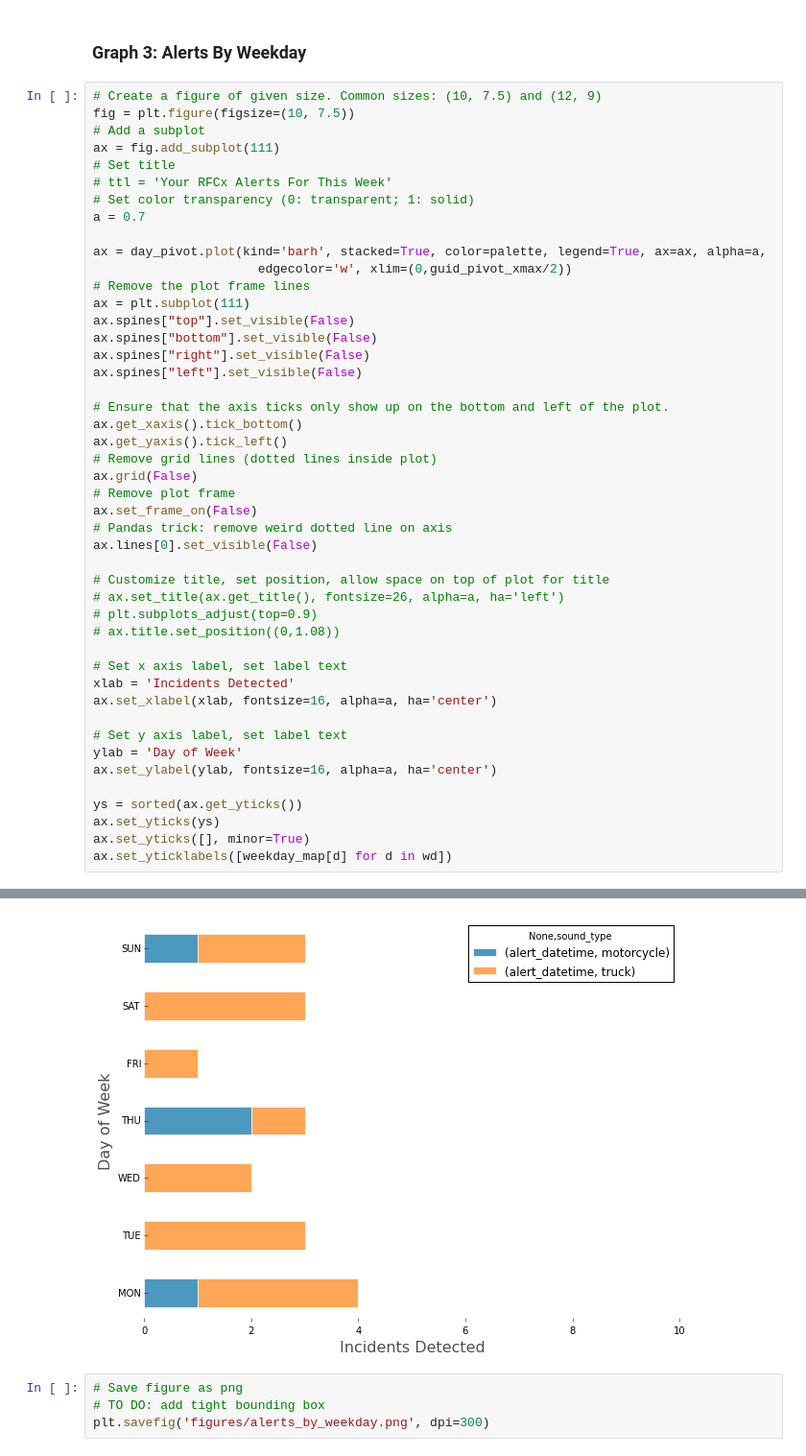
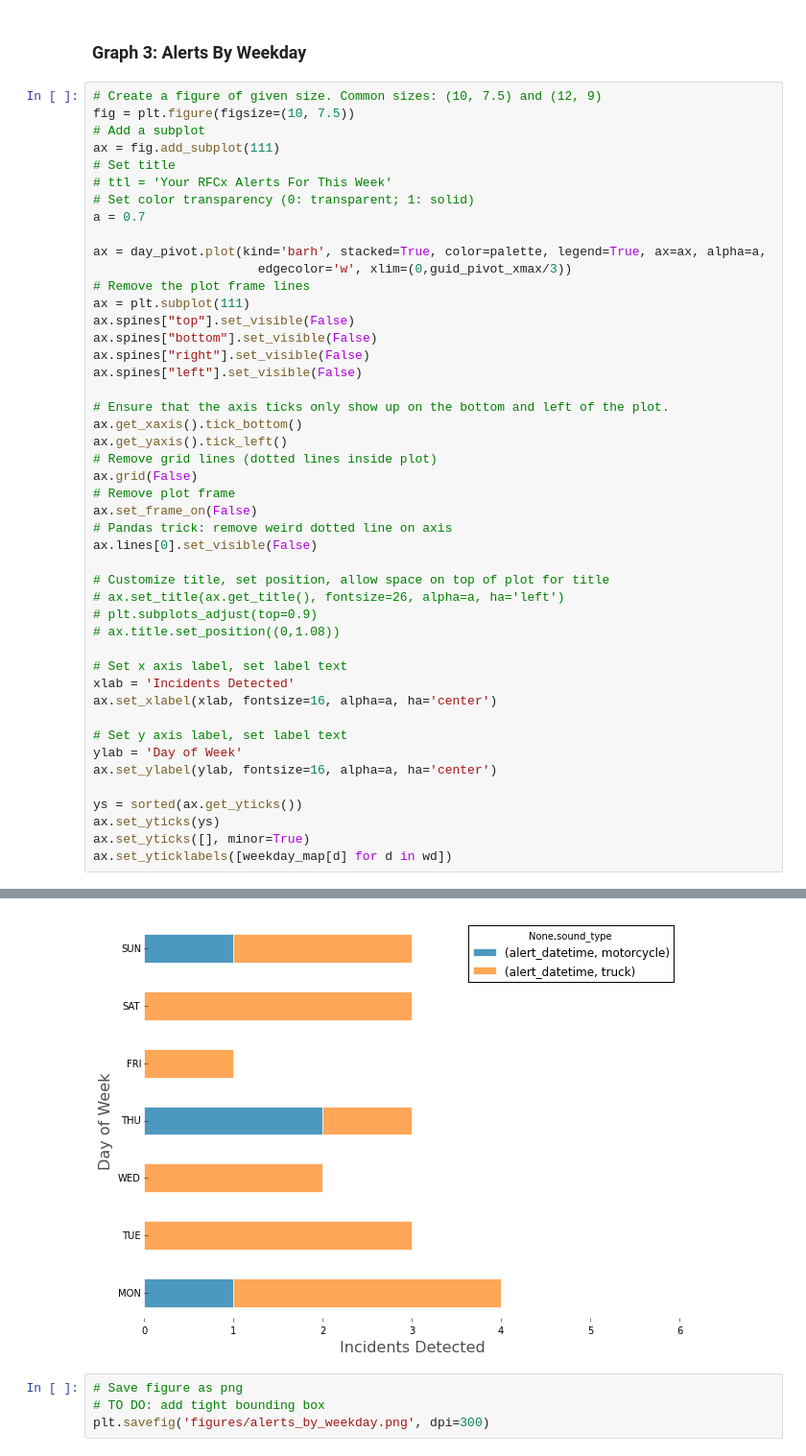
Before and after one commit to flygeneticist/rfcx-data-vizualization, a Jupyter notebook: RFCx-Alert-Graphs.ipynb, the cells around one changed output, grey strips where cells are left out. Shown: that part at 96% size. Cells and saved outputs as stored; diff of their text form.

```diff
--- a/RFCx-Alert-Graphs.ipynb
+++ b/RFCx-Alert-Graphs.ipynb
@@ -262,7 +262,7 @@ ax = fig.add_subplot(111)
 a = 0.7
 
 ax = day_pivot.plot(kind='barh', stacked=True, color=palette, legend=True, ax=ax, alpha=a,
-                      edgecolor='w', xlim=(0,guid_pivot_xmax/2))
+                      edgecolor='w', xlim=(0,guid_pivot_xmax/3))
 # Remove the plot frame lines
 ax = plt.subplot(111)
 ax.spines["top"].set_visible(False)
@@ -278,34 +278,34 @@ ax.grid(False)
 # Remove plot frame
 ax.set_frame_on(False)
 # Pandas trick: remove weird dotted line on axis
 ax.lines[0].set_visible(False)
 
 # Customize title, set position, allow space on top of plot for title
 # ax.set_title(ax.get_title(), fontsize=26, alpha=a, ha='left')
 # plt.subplots_adjust(top=0.9)
 # ax.title.set_position((0,1.08))
 
 # Set x axis label, set label text
 xlab = 'Incidents Detected'
 ax.set_xlabel(xlab, fontsize=16, alpha=a, ha='center')
 
 # Set y axis label, set label text
 ylab = 'Day of Week'
 ax.set_ylabel(ylab, fontsize=16, alpha=a, ha='center')
 
 ys = sorted(ax.get_yticks())
 ax.set_yticks(ys)
 ax.set_yticks([], minor=True)
 ax.set_yticklabels([weekday_map[d] for d in wd])
 # %% [output]
 [<matplotlib.text.Text at 0x...>,
  <matplotlib.text.Text at 0x...>,
  <matplotlib.text.Text at 0x...>,
  <matplotlib.text.Text at 0x...>,
  <matplotlib.text.Text at 0x...>,
  <matplotlib.text.Text at 0x...>,
  <matplotlib.text.Text at 0x...>]
-[figure, old version]
+[figure, new version]
 # %%
 # Save figure as png
 # TO DO: add tight bounding box
```
Also changed, not shown: parts of 3 cells of this notebook.
